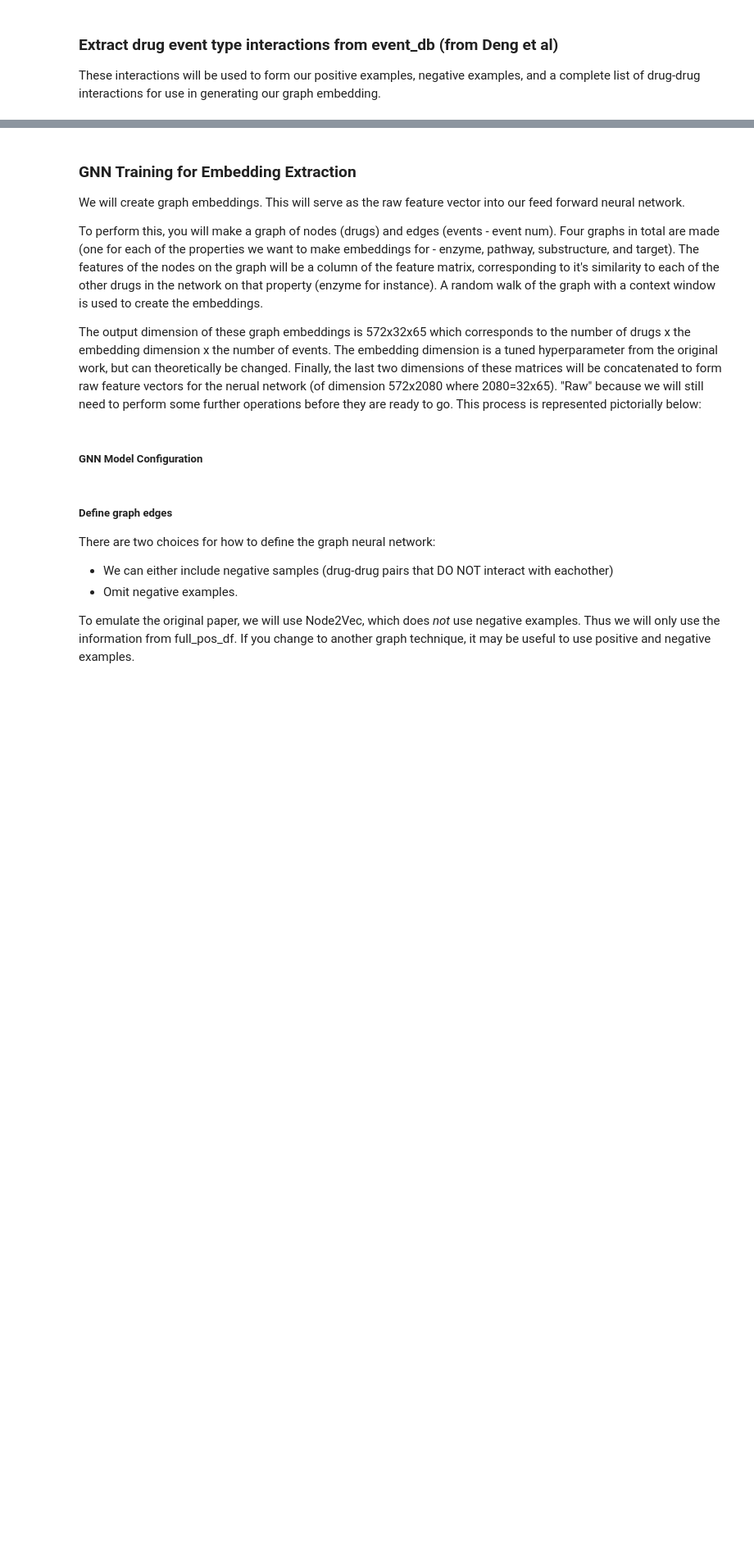
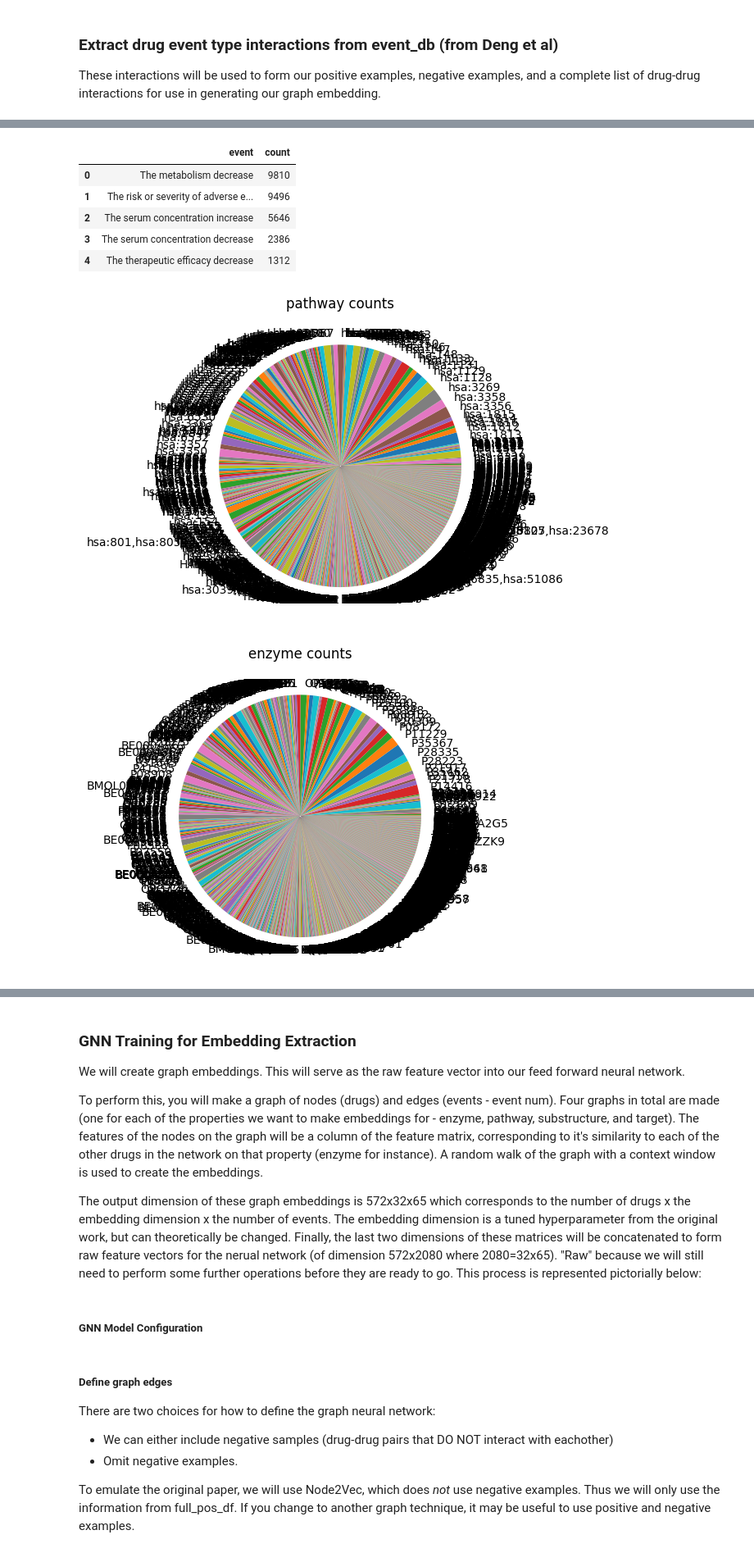
Before and after one commit to NealRyan/Drug-drug-interaction-modeling, a Jupyter notebook: report_draft.ipynb, the cells around one changed output, grey strips where cells are left out. Shown at 82% size. Cells and saved outputs as stored; diff of their text form; code cells hidden in the pictures; blank space fills up the shorter version.

```diff
--- a/report_draft.ipynb
+++ b/report_draft.ipynb
@@ -147,9 +193,9 @@ class LocalRemotePath:
 
     def download_as_df(self) -> pd.DataFrame:
         if self.local.exists():
-            logging.info(f"using local dataframe {self.local}")
+            logging.debug(f"using local dataframe {self.local}")
             return pd.read_parquet(self.local)
-        logging.info(f"Downloading from {self.remote}")
+        logging.debug(f"Downloading from {self.remote}")
         return pd.read_csv(self.remote, header=None)
 
     def to_parquet(self, dataframe) -> None:
@@ -157,7 +203,7 @@ class LocalRemotePath:
         logging.info(f"Saved dataframe to {self.local}")
 
     def save_model(self, state_dict) -> None:
-        torch.save(state_dict(), self.local)
+        torch.save(state_dict, self.local)
         logging.info(f"Saved dataframe to {self.local}")
 
     def load_model_state_dict(self):
@@ -165,7 +211,6 @@ class LocalRemotePath:
             return torch.load(self.local)
         else:
             with NamedTemporaryFile() as f:
-                print(f.name)
                 download_file(self.remote, Path(f.name))
                 return torch.load(f.name, map_location=torch.device('cuda' if torch.cuda.is_available() else 'cpu'))
 
@@ -175,6 +220,10 @@ _CHECKMARKS_FOLDER.mkdir(exist_ok=True)
 
 _REPO_BASE = "https://raw.githubusercontent.com/NealRyan/Drug-drug-interaction-modeling/main"
 PATH_MAPPING = {
+    "raw_target": LocalRemotePath("raw_target", f"{_REPO_BASE}/Data/Similarity%20Matrices/target.txt"),
+    "raw_enzyme": LocalRemotePath("raw_target", f"{_REPO_BASE}/Data/Similarity%20Matrices/enzyme.txt"),
+    "raw_pathway": LocalRemotePath("raw_pathway", f"{_REPO_BASE}/Data/Similarity%20Matrices/pathway.txt"),
+    "raw_smile": LocalRemotePath("raw_smile", f"{_REPO_BASE}/Data/Similarity%20Matrices/substructure.txt"),
     "jaccard_target": LocalRemotePath("jaccard_target", f"{_REPO_BASE}/Data/Similarity%20Matrices/target.txt"),
     "jaccard_enzyme": LocalRemotePath("jaccard_target", f"{_REPO_BASE}/Data/Similarity%20Matrices/enzyme.txt"),
     "jaccard_pathway": LocalRemotePath("jaccard_pathway", f"{_REPO_BASE}/Data/Similarity%20Matrices/pathway.txt"),
@@ -372,0 +451,22 @@ INFO:root:using local dataframe /Users/bjones325/Drug-drug-interaction-modeling/
+# %%
+logging.info("=== Feature Analysis ===")
+
+for feature_name, feature_df in _RAW_FEATURE_SERIES.items():
+    logging.info(f"{feature_name} number of unique values: {len(feature_df)}")
+    feature_df.set_index("elements").plot.pie(y="count", x='elements', title=f"{feature_name} counts", legend=False)
+
+for feature_name, feature_df in _FEATURE_JAC_MATRICES.items():
+    logging.info(f"{feature_name} similarity matrix shape: {feature_df.shape}")
+
+logging.info("=== Interaction Analysis ===")
+
+# Show basic descriptions of the interaction dataset.
+logging.info(f"Number of positive samples: {len(PATH_MAPPING['pos'].download_as_df())}")
+logging.info(f"Number of negative samples: {len(PATH_MAPPING['neg'].download_as_df())}")
+logging.info(f"Number of total raw events: {PATH_MAPPING['raw'].download_as_df()['count'].sum()}")
+logging.info(f"Number of unique event types: {PATH_MAPPING['raw'].download_as_df()['event'].nunique()}")
+
+# Show plots and head of interactions.
+PATH_MAPPING['raw'].download_as_df().plot.pie(y="count", title="Interaction Type Counts", legend=False)
+PATH_MAPPING['raw'].download_as_df().head()
+# %% [output]
@@ -372,0 +487,8 @@ INFO:root:using local dataframe /Users/bjones325/Drug-drug-interaction-modeling/
+|  | event | count |
+| 0 | The metabolism decrease | 9810 |
+| 1 | The risk or severity of adverse e... | 9496 |
+| 2 | The serum concentration increase | 5646 |
+| 3 | The serum concentration decrease | 2386 |
+| 4 | The therapeutic efficacy decrease | 1312 |
+[figure, added]
+[figure, added]
```
Also changed, not shown: parts of 23 cells of this notebook, 2 other files.
